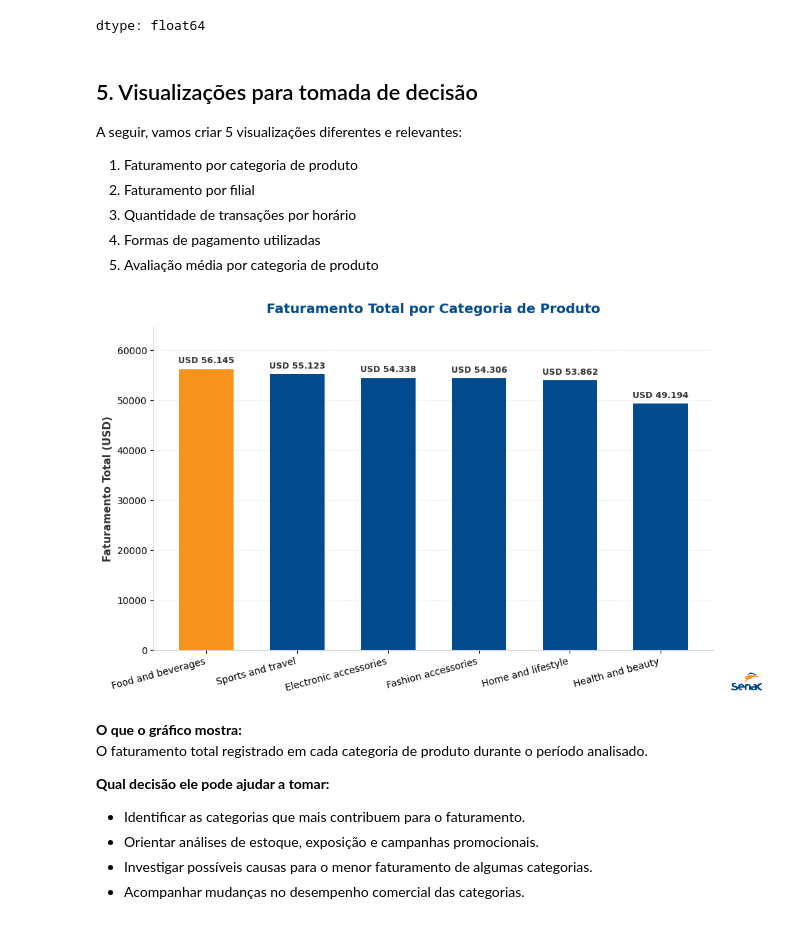
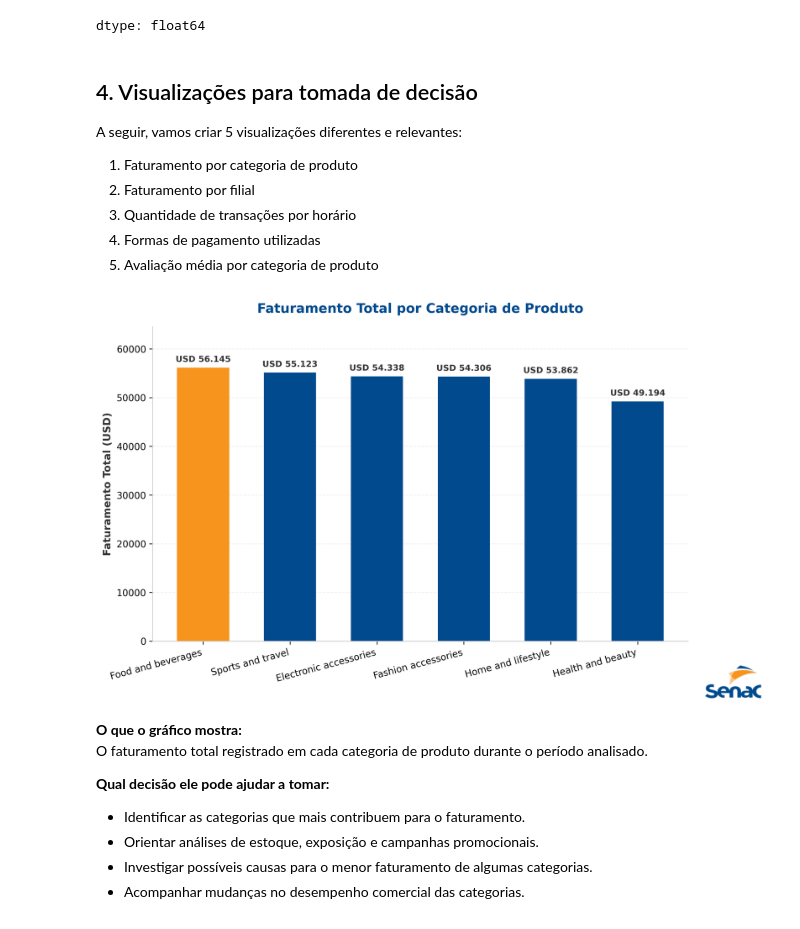
Before and after one commit to DNL139/pi_tec_BD_supermercado, a Jupyter notebook: pi_tec_BD_supermercado.ipynb, the cells around one changed output. Saved outputs shown, nothing was run; the diff lists cells and outputs as text; code cells hidden in the pictures.

Commit message:
Criado usando o Colab | Teste Logo Gráfico 1

```diff
--- a/pi_tec_BD_supermercado.ipynb
+++ b/pi_tec_BD_supermercado.ipynb
@@ -82,3 +45,11 @@ Quantidade de colunas: 17
+# %%
+# ==========================
+# 2. Carregamento da base
+# ==========================
+
+caminho_arquivo = 'SuperMarket Analysis.csv'
+
+df = pd.read_csv("/content/SuperMarket Analysis.csv")
 # %%
 # Visualizar primeiras linhas
 df.head()
@@ -365,7 +336,7 @@ avaliacao_categoria
 | Home and lifestyle | 6.837500 |
 dtype: float64
 # %% [markdown]
-## 5. Visualizações para tomada de decisão
+## 4. Visualizações para tomada de decisão
 
 A seguir, vamos criar 5 visualizações diferentes e relevantes:
 
@@ -379,60 +350,82 @@ A seguir, vamos criar 5 visualizações diferentes e relevantes:
 # 1. Faturamento por Categoria de Produto
 # ==========================
 
-faturamento_categoria = df.groupby('Product line')['Sales'].sum().sort_values(ascending=False)
+faturamento_categoria = (
+    df.groupby("Product line")["Sales"].sum().sort_values(ascending=False)
+)
 
-fig, ax = plt.subplots(figsize=(10, 6))
+fig, ax = plt.subplots(figsize=(10, 6), dpi=300)
 
 cores = [LARANJA_SENAC] + [AZUL_SENAC] * (len(faturamento_categoria) - 1)
 
-bars = ax.bar(faturamento_categoria.index, faturamento_categoria.values, color=cores, width=0.6)
+bars = ax.bar(
+    faturamento_categoria.index,
+    faturamento_categoria.values,
+    color=cores,
+    width=0.6,
+)
 
-ax.set_title('Faturamento Total por Categoria de Produto', fontsize=14, pad=15, color=AZUL_SENAC, fontweight='bold')
-ax.set_ylabel('Faturamento Total (USD)', fontsize=11, color='#333333', fontweight='bold')
+ax.set_title(
+    "Faturamento Total por Categoria de Produto",
+    fontsize=14,
+    pad=15,
+    color=AZUL_SENAC,
+    fontweight="bold",
+)
+ax.set_ylabel(
+    "Faturamento Total (USD)", fontsize=11, color="#333333", fontweight="bold"
+)
 
-plt.xticks(rotation=15, ha='right', fontsize=10)
+plt.xticks(rotation=15, ha="right", fontsize=10)
 
 for bar in bars:
     height = bar.get_height()
     ax.text(
         bar.get_x() + bar.get_width() / 2,
         height + (max(faturamento_categoria.values) * 0.015),
-        f'USD {height:,.0f}'.replace(',', '.'),
-        ha='center',
-        va='bottom',
+        f"USD {height:,.0f}".replace(",", "."),
+        ha="center",
+        va="bottom",
         fontsize=9,
-        fontweight='bold',
-        color='#333333'
+        fontweight="bold",
+        color="#333333",
     )
 
 ax.set_ylim(0, max(faturamento_categoria.values) * 1.15)
-ax.grid(axis='y', linestyle='--', alpha=0.3, color='#cccccc')
+ax.grid(axis="y", linestyle="--", alpha=0.3, color="#cccccc")
 ax.set_axisbelow(True)
 
-ax.spines['top'].set_visible(False)
-ax.spines['right'].set_visible(False)
-ax.spines['left'].set_color('#cccccc')
-ax.spines['bottom'].set_color('#cccccc')
+ax.spines["top"].set_visible(False)
+ax.spines["right"].set_visible(False)
+ax.spines["left"].set_color("#cccccc")
+ax.spines["bottom"].set_color("#cccccc")
 
-caminho_logo = 'logo_senac.png'
+caminho_logo = "logo_senac.png"
 
 try:
     img_logo = Image.open(caminho_logo)
-    imagebox = OffsetImage(img_logo)
+
+    # Ajusta o tamanho da imagem mantendo alta qualidade (LANCZOS evita a pixelização)
+    largura_alvo = 120
+    proporcao = largura_alvo / float(img_logo.size[0])
+    altura_alvo = int((float(img_logo.size[1]) * float(proporcao)))
+    img_logo_resized = img_logo.resize(
+        (largura_alvo, altura_alvo), Image.Resampling.LANCZOS
+    )
+
+    # Aplica o zoom proporcional
+    imagebox = OffsetImage(img_logo_resized, zoom=0.5, resample=True)
     ab = AnnotationBbox(
-        imagebox,
-        (0.95, 0.05),
-        xycoords='figure fraction',
-        frameon=False
+        imagebox, (0.95, 0.05), xycoords="figure fraction", frameon=False
     )
     ax.add_artist(ab)
 except FileNotFoundError:
     pass
 
 plt.tight_layout()
 plt.show()
 # %% [output]
-[figure, old version]
+[figure, new version]
 # %% [markdown]
 **O que o gráfico mostra:**
 O faturamento total registrado em cada categoria de produto durante o período analisado.
```
Also changed, not shown: parts of 6 cells of this notebook.
